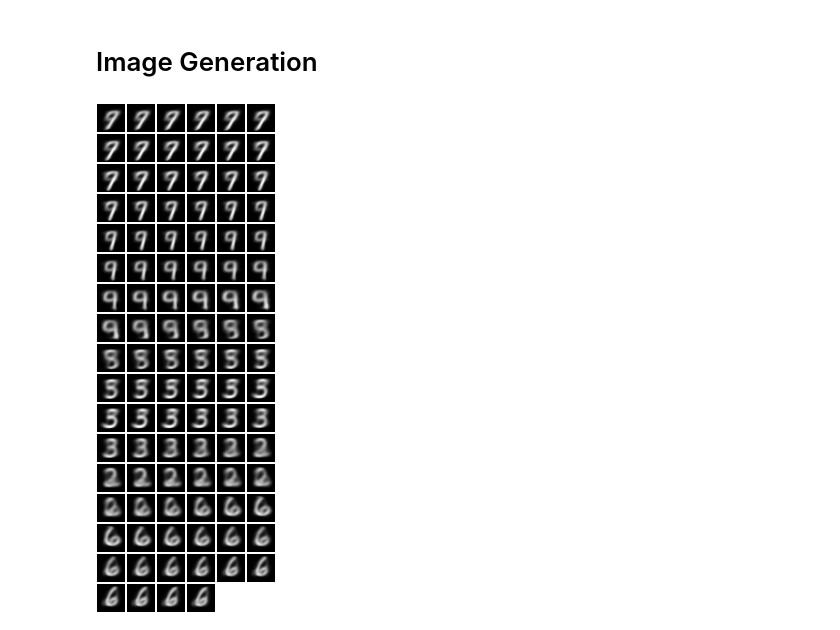
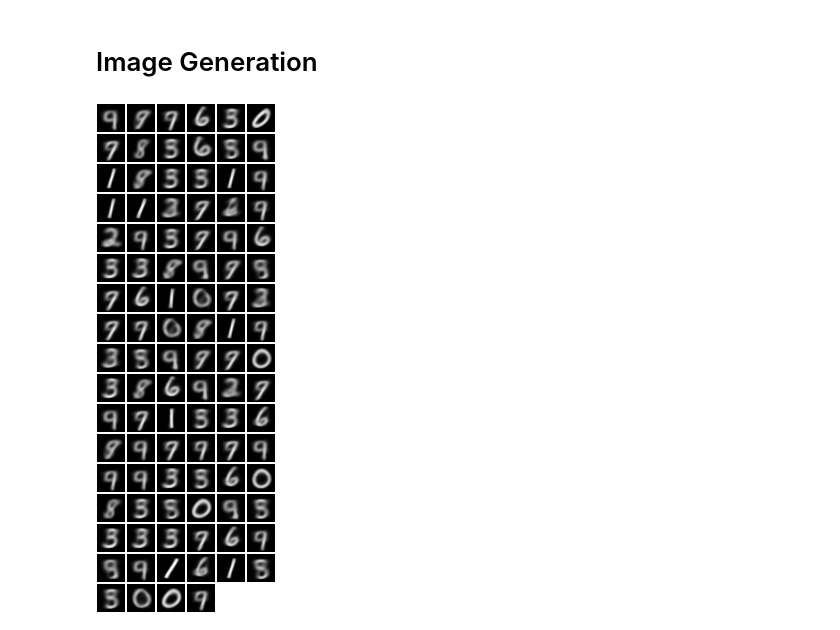
Before and after one commit to RuiShu/variational-autoencoder, a Jupyter notebook: visualization/mnist_gmm_vae.ipynb, the cells around one changed output. Cells and saved outputs as stored; diff of their text form; code cells hidden in the pictures.

Commit message:
Add independent gaussian mixture sampler tester. Use sampler in mnist_gmm_vae notebook

```diff
--- a/visualization/mnist_gmm_vae.ipynb
+++ b/visualization/mnist_gmm_vae.ipynb
@@ -52,12 +53,16 @@ plt:draw()
 [interactive output not drawn]
 # %% [markdown]
 # Image Generation
+# %%
+sampler = nn.IndGmmSampler():cuda()
 # %%
 N = 100
 data:shuffle(N)
 input = data:next()[1]
-mask = input:zero()
-recon = vae.decoder:forward(z)
+mask = input:clone():zero()
+pmulv = vae.prior:forward(mask)
+code = sampler:forward(pmulv)
+recon = vae.decoder:forward(code)
 itorch.image(recon:reshape(N, 1, 28, 28))
 # %% [output]
-[figure, old version]
+[figure, new version]
```
Also changed, not shown: parts of 2 cells of this notebook, 4 other files.
